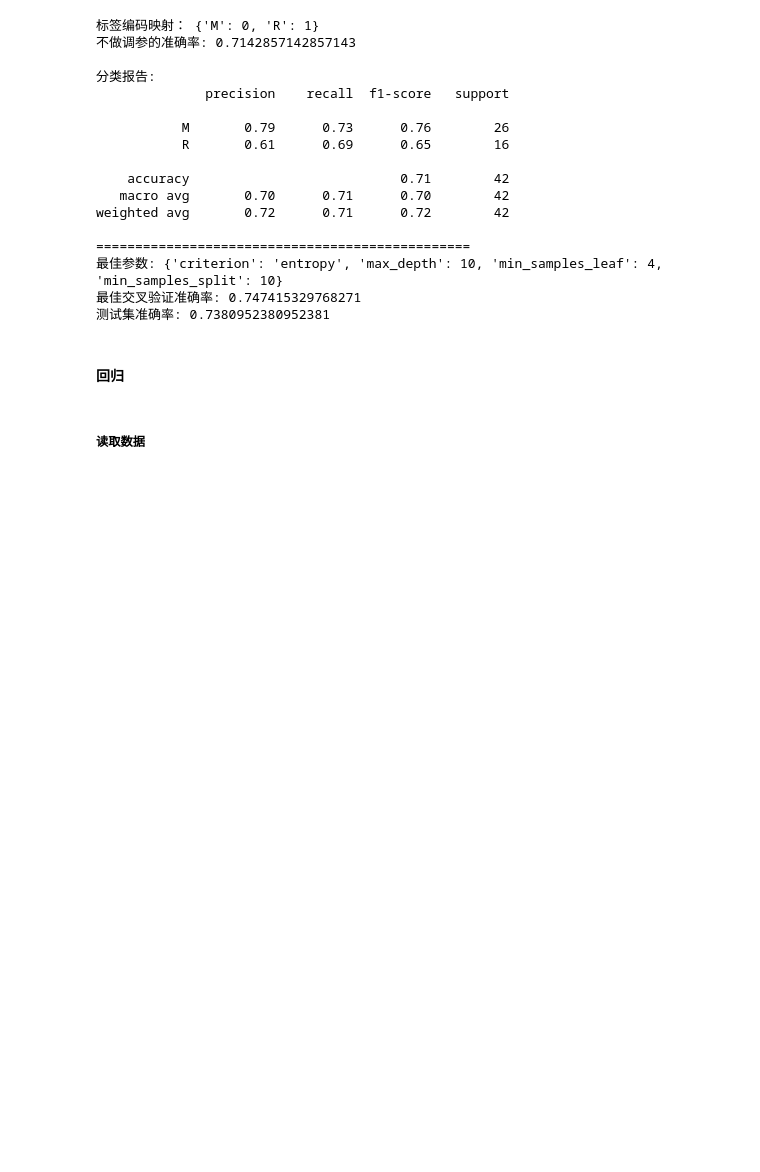
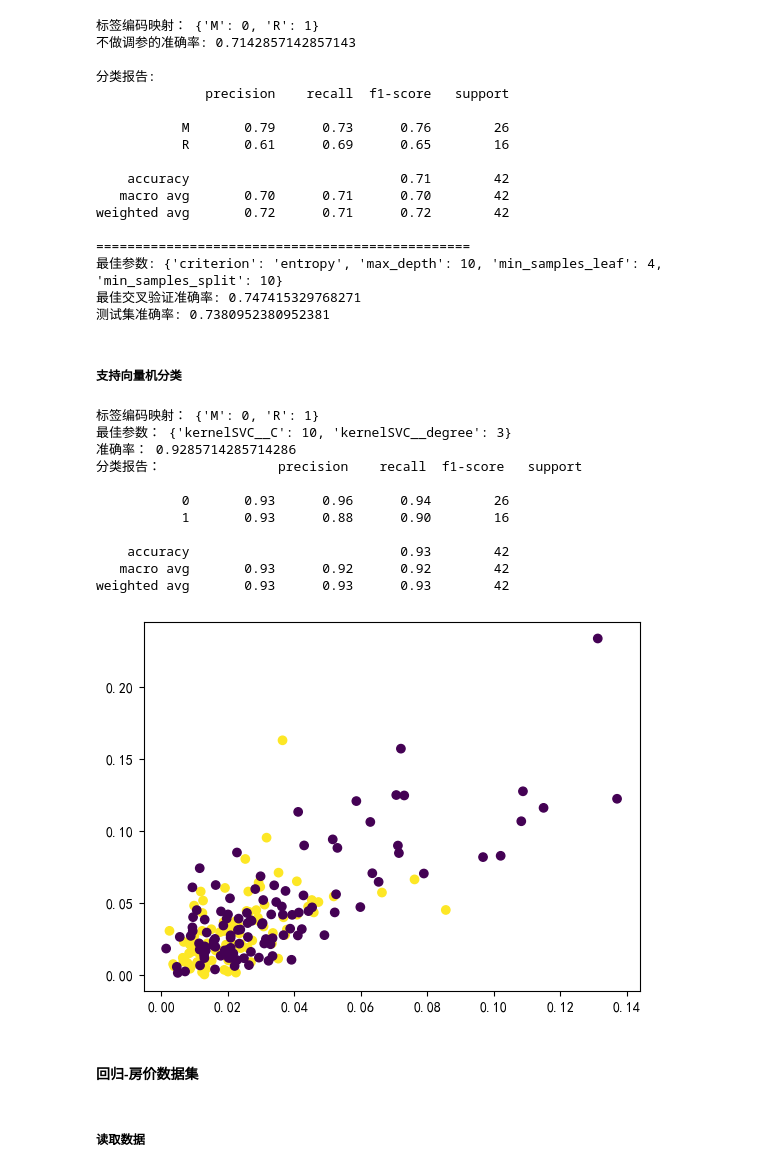
Before and after one commit to yuluochengwen/AI, a Jupyter notebook: 05_第五周/08_18_机器学习_回归分类练习.ipynb, the cells around one changed output. Saved outputs shown, nothing was run; the diff lists cells and outputs as text; code cells hidden in the pictures; blank space fills up the shorter version.

```diff
--- a/05_第五周/0818_机器学习_回归分类练习.ipynb
+++ b/05_第五周/08_18_机器学习_回归分类练习.ipynb
@@ -194,8 +196,76 @@ weighted avg       0.72      0.71      0.72        42
 最佳参数: {'criterion': 'entropy', 'max_depth': 10, 'min_samples_leaf': 4, 'min_samples_split': 10}
 最佳交叉验证准确率: 0.747415329768271
 测试集准确率: 0.7380952380952381
+# %% [markdown]
+##### 支持向量机分类
+# %%
+import pandas as pd
+from sklearn.preprocessing import LabelEncoder,StandardScaler
+from sklearn.model_selection import train_test_split, GridSearchCV
+from sklearn.svm import SVC
+from sklearn.metrics import accuracy_score, classification_report
+from sklearn.pipeline import Pipeline
+
+# 加载数据
+df = pd.read_csv('data/分类/sonar.all-data.csv', header=None)
+
+
+# 提取特征与标签
+X = df.iloc[:, :-1].values
+y = df.iloc[:, -1].values
+
+# 标签转换为0/1
+le = LabelEncoder()
+y = le.fit_transform(y)
+print("标签编码映射：", dict(zip(le.classes_, le.transform(le.classes_))))
+
+# 绘制数据分布
+import matplotlib.pyplot as plt
+plt.scatter(X[:,0], X[:,1], c=y)
+
+# 划分训练集与测试集
+X_train, X_test, y_train, y_test = train_test_split(X, y, test_size=0.2, random_state=42)
+
+
+def polySVC(degree, C=1.0):
+    return Pipeline(
+        [
+            ('std',StandardScaler()),
+            ('kernelSVC',SVC(kernel='poly',degree=degree,C=C))
+        ]
+    )
+
+# 网格搜索
+param_grid = {
+    'kernelSVC__degree': [2,3,4],
+    'kernelSVC__C': [0.1,1,10]
+}
+
+grid_search = GridSearchCV(estimator=polySVC(degree=2), param_grid=param_grid, cv=5)
+grid_search.fit(X_train, y_train)
+
+# 打印最佳参数
+print("最佳参数：", grid_search.best_params_)
+
+# 预测与评估
+y_pred = grid_search.predict(X_test)
+print("准确率：", accuracy_score(y_test, y_pred))
+print("分类报告：", classification_report(y_test, y_pred))
+# %% [output]
+标签编码映射： {'M': 0, 'R': 1}
+最佳参数： {'kernelSVC__C': 10, 'kernelSVC__degree': 3}
+准确率： 0.9285714285714286
+分类报告：               precision    recall  f1-score   support
+
+           0       0.93      0.96      0.94        26
+           1       0.93      0.88      0.90        16
+
+    accuracy                           0.93        42
+   macro avg       0.93      0.92      0.92        42
+weighted avg       0.93      0.93      0.93        42
+[figure, added]
 # %% [markdown]
-#### 回归
+#### 回归-房价数据集
 # %% [markdown]
 ##### 读取数据
 # %%
```
Also changed, not shown: parts of 4 cells of this notebook, 10 other files.
